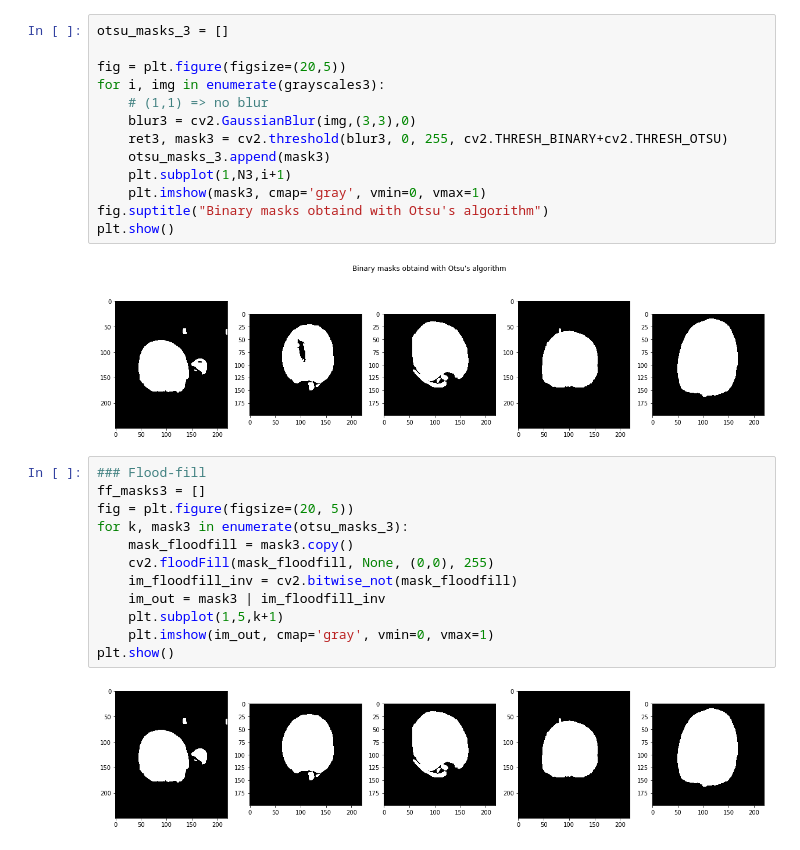
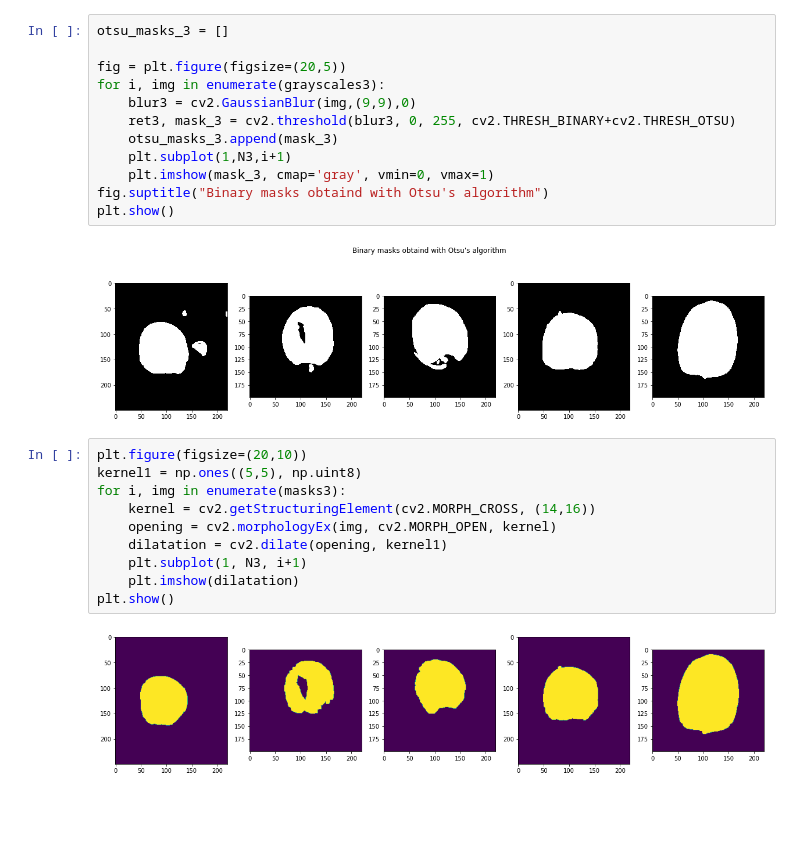
Before and after one commit to valentinaboriano/Computer-Vision, a Jupyter notebook: fruit_inspection.ipynb, the cells around one changed output. Saved outputs shown, nothing was run; the diff lists cells and outputs as text; blank space fills up the shorter version.

```diff
--- a/fruit_inspection.ipynb
+++ b/fruit_inspection.ipynb
@@ -597,27 +593,24 @@ otsu_masks_3 = []
 
 fig = plt.figure(figsize=(20,5))
 for i, img in enumerate(grayscales3):
-    # (1,1) => no blur
-    blur3 = cv2.GaussianBlur(img,(3,3),0)
-    ret3, mask3 = cv2.threshold(blur3, 0, 255, cv2.THRESH_BINARY+cv2.THRESH_OTSU)
-    otsu_masks_3.append(mask3)
+    blur3 = cv2.GaussianBlur(img,(9,9),0)
+    ret3, mask_3 = cv2.threshold(blur3, 0, 255, cv2.THRESH_BINARY+cv2.THRESH_OTSU)
+    otsu_masks_3.append(mask_3)
     plt.subplot(1,N3,i+1)
-    plt.imshow(mask3, cmap='gray', vmin=0, vmax=1)
+    plt.imshow(mask_3, cmap='gray', vmin=0, vmax=1)
 fig.suptitle("Binary masks obtaind with Otsu's algorithm")
 plt.show()
 # %% [output]
 [figure]
-# %%
-### Flood-fill
-ff_masks3 = []
-fig = plt.figure(figsize=(20, 5))
-for k, mask3 in enumerate(otsu_masks_3):
-    mask_floodfill = mask3.copy()
-    cv2.floodFill(mask_floodfill, None, (0,0), 255)
-    im_floodfill_inv = cv2.bitwise_not(mask_floodfill)
-    im_out = mask3 | im_floodfill_inv
-    plt.subplot(1,5,k+1)
-    plt.imshow(im_out, cmap='gray', vmin=0, vmax=1)
-plt.show()
-# %% [output]
-[figure, removed]
+# %%
+plt.figure(figsize=(20,10))
+kernel1 = np.ones((5,5), np.uint8)
+for i, img in enumerate(masks3):
+    kernel = cv2.getStructuringElement(cv2.MORPH_CROSS, (14,16))
+    opening = cv2.morphologyEx(img, cv2.MORPH_OPEN, kernel)
+    dilatation = cv2.dilate(opening, kernel1)
+    plt.subplot(1, N3, i+1)
+    plt.imshow(dilatation)
+plt.show()
+# %% [output]
+[figure, added]
```
Also changed, not shown: parts of 1 cell of this notebook.
